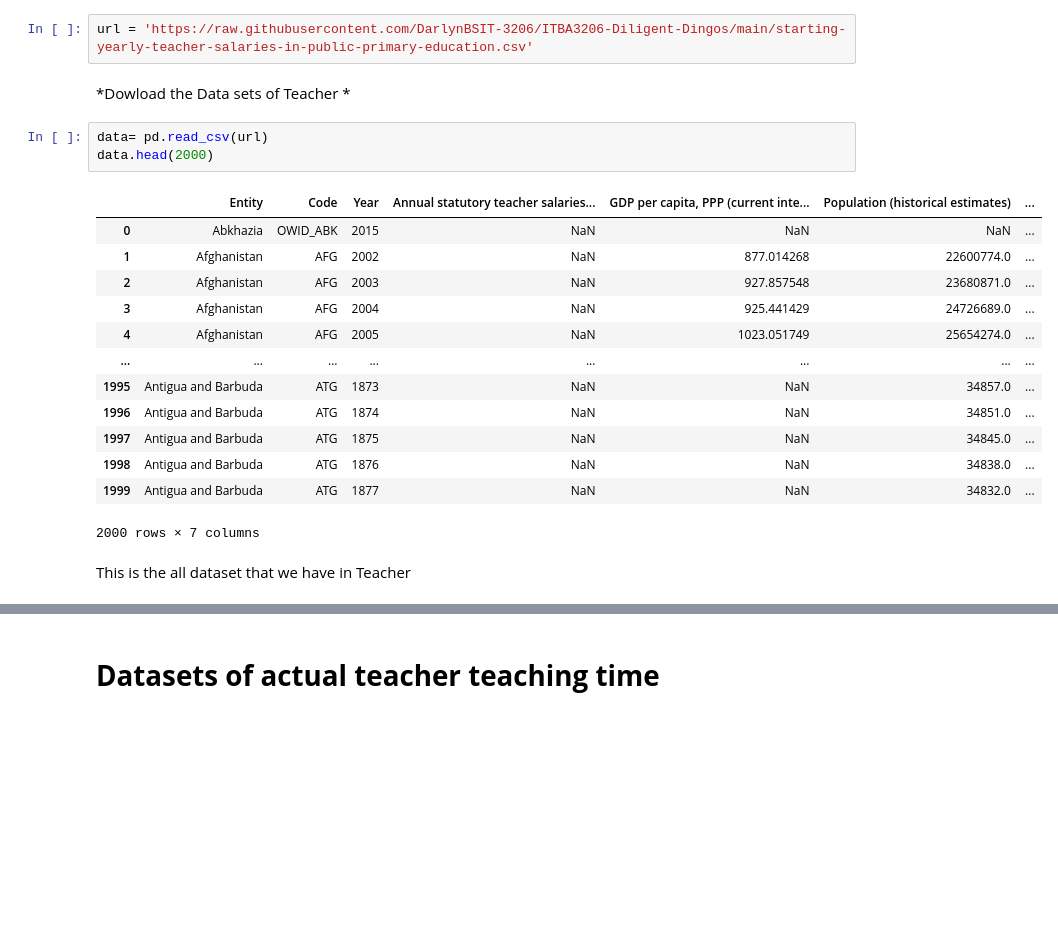
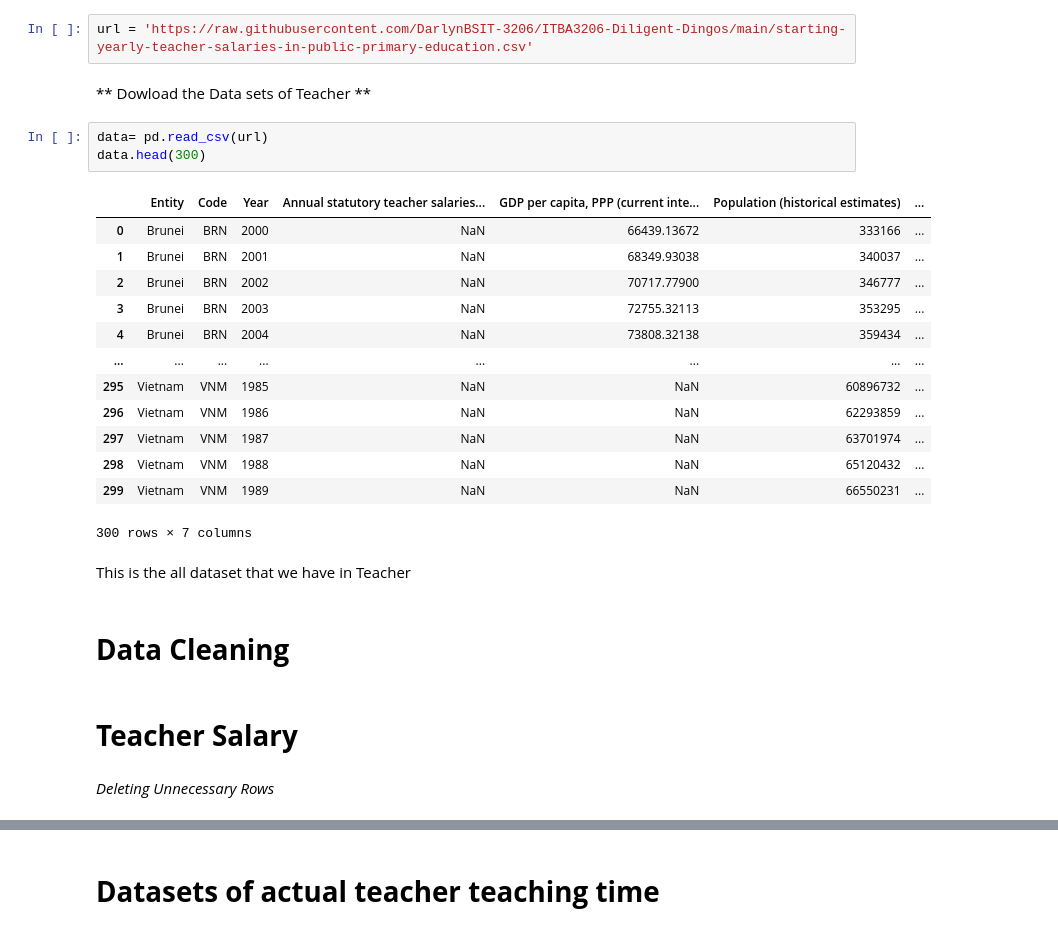
Before and after one commit to DarlynBSIT-3206/Gang-of-Greatness, a Jupyter notebook: Educational_System_Malpractice_and_Negligence_on_the_real_purpose_basis_of_education.ipynb, the cells around one changed output, grey strips where cells are left out. Saved outputs shown, nothing was run; the diff lists cells and outputs as text; blank space fills up the shorter version.

```diff
--- a/Educational_System_Malpractice_and_Negligence_on_the_real_purpose_basis_of_education.ipynb
+++ b/Educational_System_Malpractice_and_Negligence_on_the_real_purpose_basis_of_education.ipynb
@@ -16,23 +16,29 @@ from google.colab import data_table
 # %%
 url = 'https://raw.githubusercontent.com/DarlynBSIT-3206/ITBA3206-Diligent-Dingos/main/starting-yearly-teacher-salaries-in-public-primary-education.csv'
 # %% [markdown]
-*Dowload the Data sets of Teacher *
+ ** Dowload the Data sets of Teacher **
 # %%
 data= pd.read_csv(url)
-data.head(2000)
+data.head(300)
 # %% [output]
 |  | Entity | Code | Year | Annual statutory teacher salaries... | GDP per capita, PPP (current inte... | Population (historical estimates) | ... |
-| 0 | Abkhazia | OWID_ABK | 2015 | NaN | NaN | NaN | ... |
-| 1 | Afghanistan | AFG | 2002 | NaN | 877.014268 | 22600774.0 | ... |
-| 2 | Afghanistan | AFG | 2003 | NaN | 927.857548 | 23680871.0 | ... |
-| 3 | Afghanistan | AFG | 2004 | NaN | 925.441429 | 24726689.0 | ... |
-| 4 | Afghanistan | AFG | 2005 | NaN | 1023.051749 | 25654274.0 | ... |
+| 0 | Brunei | BRN | 2000 | NaN | 66439.13672 | 333166 | ... |
+| 1 | Brunei | BRN | 2001 | NaN | 68349.93038 | 340037 | ... |
+| 2 | Brunei | BRN | 2002 | NaN | 70717.77900 | 346777 | ... |
+| 3 | Brunei | BRN | 2003 | NaN | 72755.32113 | 353295 | ... |
+| 4 | Brunei | BRN | 2004 | NaN | 73808.32138 | 359434 | ... |
 | ... | ... | ... | ... | ... | ... | ... | ... |
-| 1995 | Antigua and Barbuda | ATG | 1873 | NaN | NaN | 34857.0 | ... |
-| 1996 | Antigua and Barbuda | ATG | 1874 | NaN | NaN | 34851.0 | ... |
-| 1997 | Antigua and Barbuda | ATG | 1875 | NaN | NaN | 34845.0 | ... |
-| 1998 | Antigua and Barbuda | ATG | 1876 | NaN | NaN | 34838.0 | ... |
-| 1999 | Antigua and Barbuda | ATG | 1877 | NaN | NaN | 34832.0 | ... |
+| 295 | Vietnam | VNM | 1985 | NaN | NaN | 60896732 | ... |
+| 296 | Vietnam | VNM | 1986 | NaN | NaN | 62293859 | ... |
+| 297 | Vietnam | VNM | 1987 | NaN | NaN | 63701974 | ... |
+| 298 | Vietnam | VNM | 1988 | NaN | NaN | 65120432 | ... |
+| 299 | Vietnam | VNM | 1989 | NaN | NaN | 66550231 | ... |
-2000 rows × 7 columns
+300 rows × 7 columns
 # %% [markdown]
 This is the all dataset that we have in Teacher
+# %% [markdown]
+# **Data Cleaning**
+# %% [markdown]
+# **Teacher Salary**
+# %% [markdown]
+*Deleting Unnecessary Rows*
```
Also changed, not shown: parts of 36 cells of this notebook.
